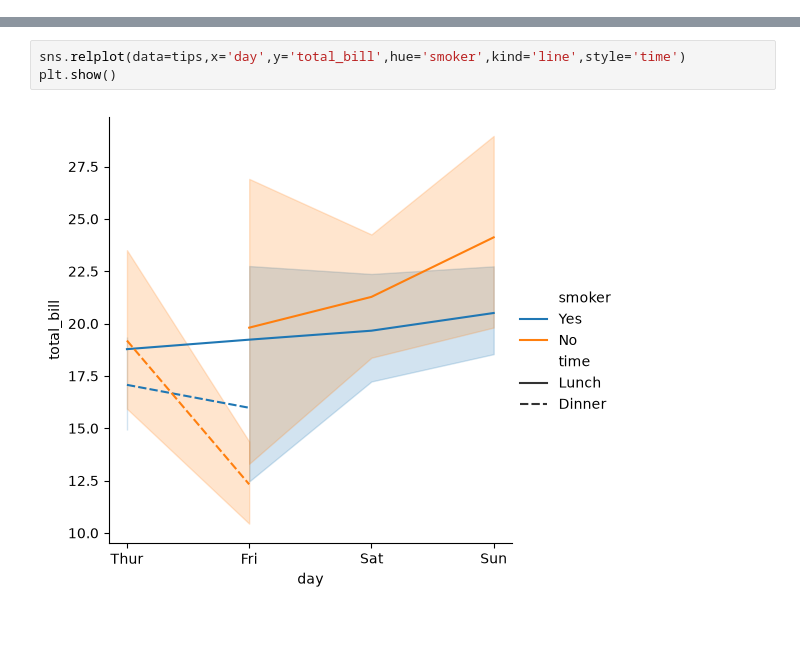
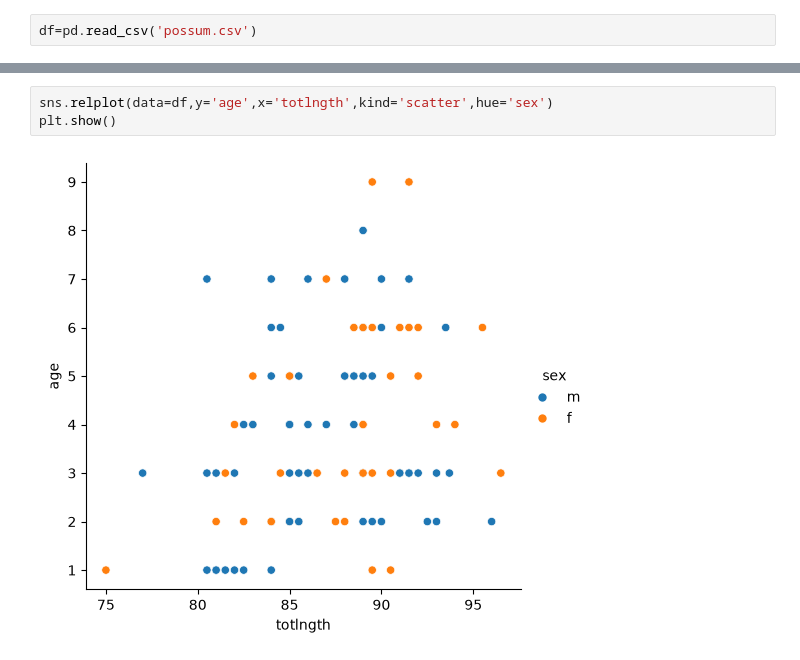
Before and after one commit to ashishsingh200/GEN-AI-COURSES, a Jupyter notebook: Assignments/GEN AI Assignment-12(ASHISH)/Tasks_sol.ipynb, the cells around one changed output, grey strips where cells are left out. Drawn from its saved outputs; the diff is of its cells as text; blank space fills up the shorter version.

```diff
--- a/Assignments/GEN AI Assignment-12(ASHISH)/Tasks_sol.ipynb
+++ b/Assignments/GEN AI Assignment-12(ASHISH)/Tasks_sol.ipynb
@@ -6,0 +6,2 @@ import plotly.express as px
+# %%
+df=pd.read_csv('possum.csv')
@@ -20,5 +63,5 @@ tips.head(5)
 # %%
-sns.relplot(data=tips,x='day',y='total_bill',hue='smoker',kind='line',style='time')
+sns.relplot(data=df,y='age',x='totlngth',kind='scatter',hue='sex')
 plt.show()
 # %% [output]
-[figure, old version]
+[figure, new version]
```
Also changed, not shown: parts of 45 cells of this notebook, 6 other files.
